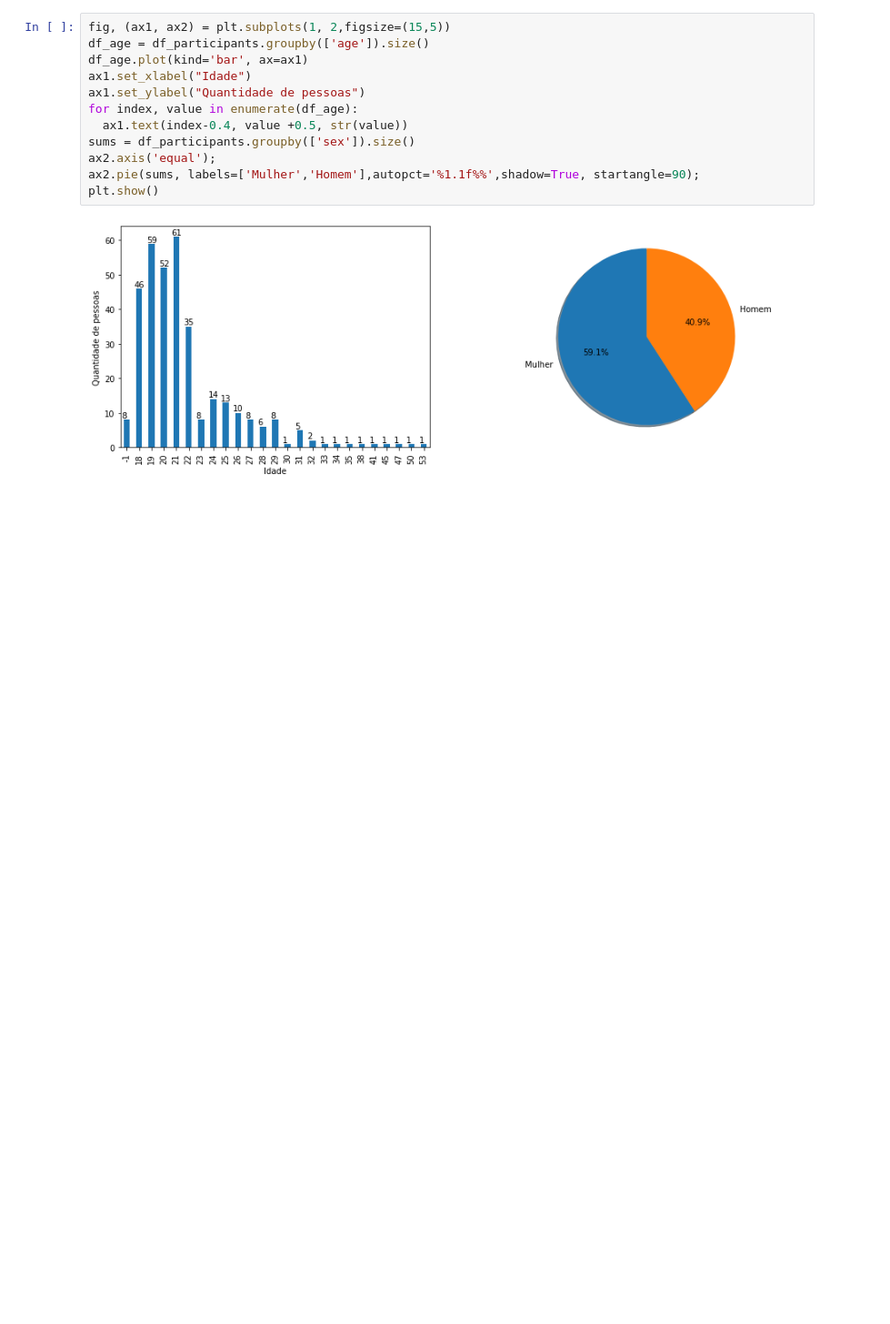
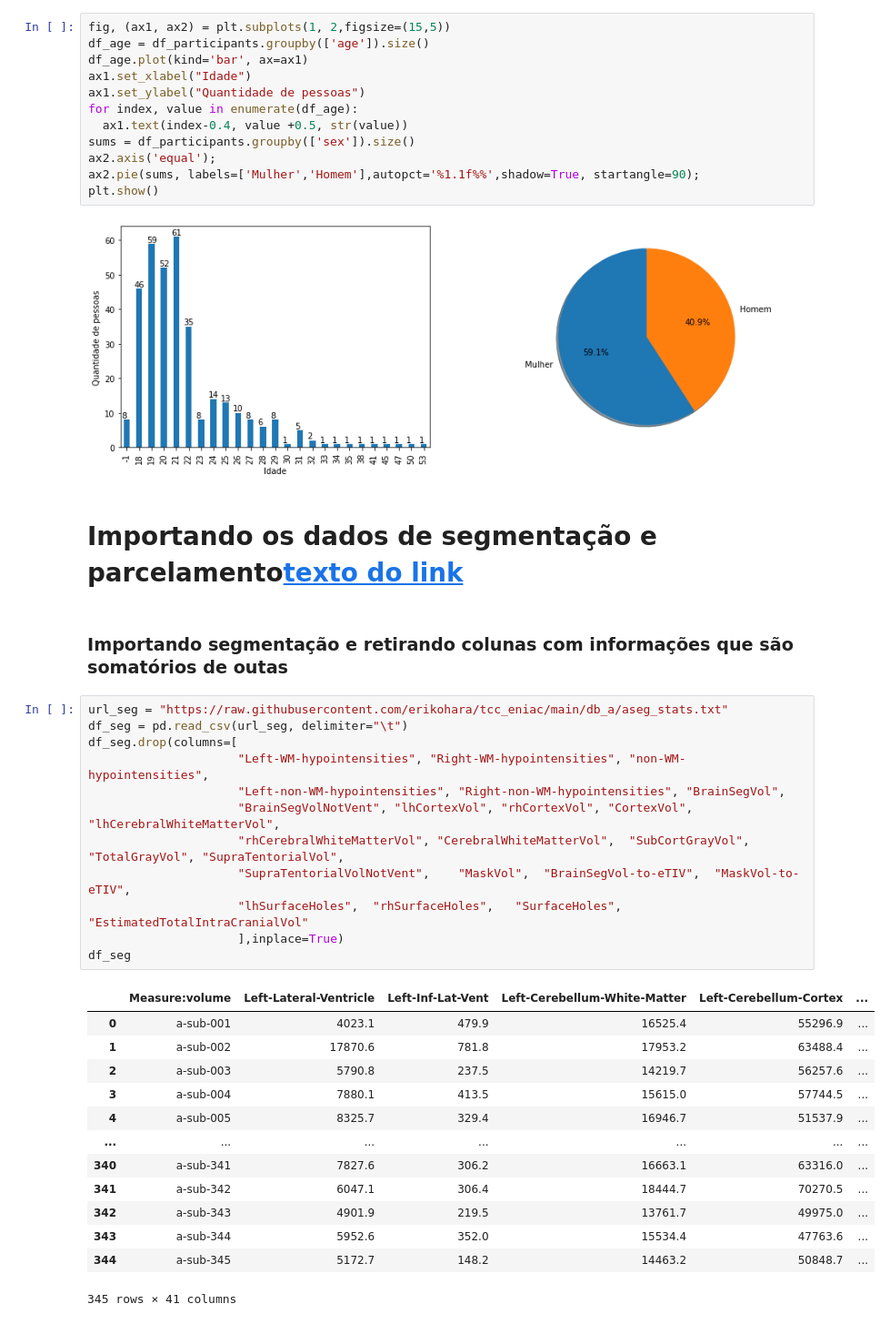
Before and after one commit to erikohara/tcc_eniac, a Jupyter notebook: MachineLearningMultipleIntelligence.ipynb, the cells around one changed output. Shown at 91% size. Drawn from its saved outputs; the diff is of its cells as text; blank space fills up the shorter version.

```diff
--- a/MachineLearningMultipleIntelligence.ipynb
+++ b/MachineLearningMultipleIntelligence.ipynb
@@ -51,3 +52,33 @@ ax2.pie(sums, labels=['Mulher','Homem'],autopct='%1.1f%%',shadow=True, startangl
 plt.show()
 # %% [output]
 [figure]
+# %% [markdown]
+# Importando os dados de segmentação e parcelamento[texto do link](https://)
+# %% [markdown]
+### Importando segmentação e retirando colunas com informações que são somatórios de outas
+# %%
+url_seg = "https://raw.githubusercontent.com/erikohara/tcc_eniac/main/db_a/aseg_stats.txt"
+df_seg = pd.read_csv(url_seg, delimiter="\t")
+df_seg.drop(columns=[
+                     "Left-WM-hypointensities", "Right-WM-hypointensities", "non-WM-hypointensities",
+                     "Left-non-WM-hypointensities", "Right-non-WM-hypointensities", "BrainSegVol",
+                     "BrainSegVolNotVent", "lhCortexVol", "rhCortexVol", "CortexVol",	"lhCerebralWhiteMatterVol",
+                     "rhCerebralWhiteMatterVol", "CerebralWhiteMatterVol",	"SubCortGrayVol",	"TotalGrayVol",	"SupraTentorialVol",
+                     "SupraTentorialVolNotVent",	"MaskVol",	"BrainSegVol-to-eTIV",	"MaskVol-to-eTIV",
+                     "lhSurfaceHoles",	"rhSurfaceHoles",	"SurfaceHoles",	"EstimatedTotalIntraCranialVol"
+                     ],inplace=True)
+df_seg
+# %% [output]
+|  | Measure:volume | Left-Lateral-Ventricle | Left-Inf-Lat-Vent | Left-Cerebellum-White-Matter | Left-Cerebellum-Cortex | ... |
+| 0 | a-sub-001 | 4023.1 | 479.9 | 16525.4 | 55296.9 | ... |
+| 1 | a-sub-002 | 17870.6 | 781.8 | 17953.2 | 63488.4 | ... |
+| 2 | a-sub-003 | 5790.8 | 237.5 | 14219.7 | 56257.6 | ... |
+| 3 | a-sub-004 | 7880.1 | 413.5 | 15615.0 | 57744.5 | ... |
+| 4 | a-sub-005 | 8325.7 | 329.4 | 16946.7 | 51537.9 | ... |
+| ... | ... | ... | ... | ... | ... | ... |
+| 340 | a-sub-341 | 7827.6 | 306.2 | 16663.1 | 63316.0 | ... |
+| 341 | a-sub-342 | 6047.1 | 306.4 | 18444.7 | 70270.5 | ... |
+| 342 | a-sub-343 | 4901.9 | 219.5 | 13761.7 | 49975.0 | ... |
+| 343 | a-sub-344 | 5952.6 | 352.0 | 15534.4 | 47763.6 | ... |
+| 344 | a-sub-345 | 5172.7 | 148.2 | 14463.2 | 50848.7 | ... |
+345 rows × 41 columns
```
Also changed, not shown: parts of 9 cells of this notebook.
